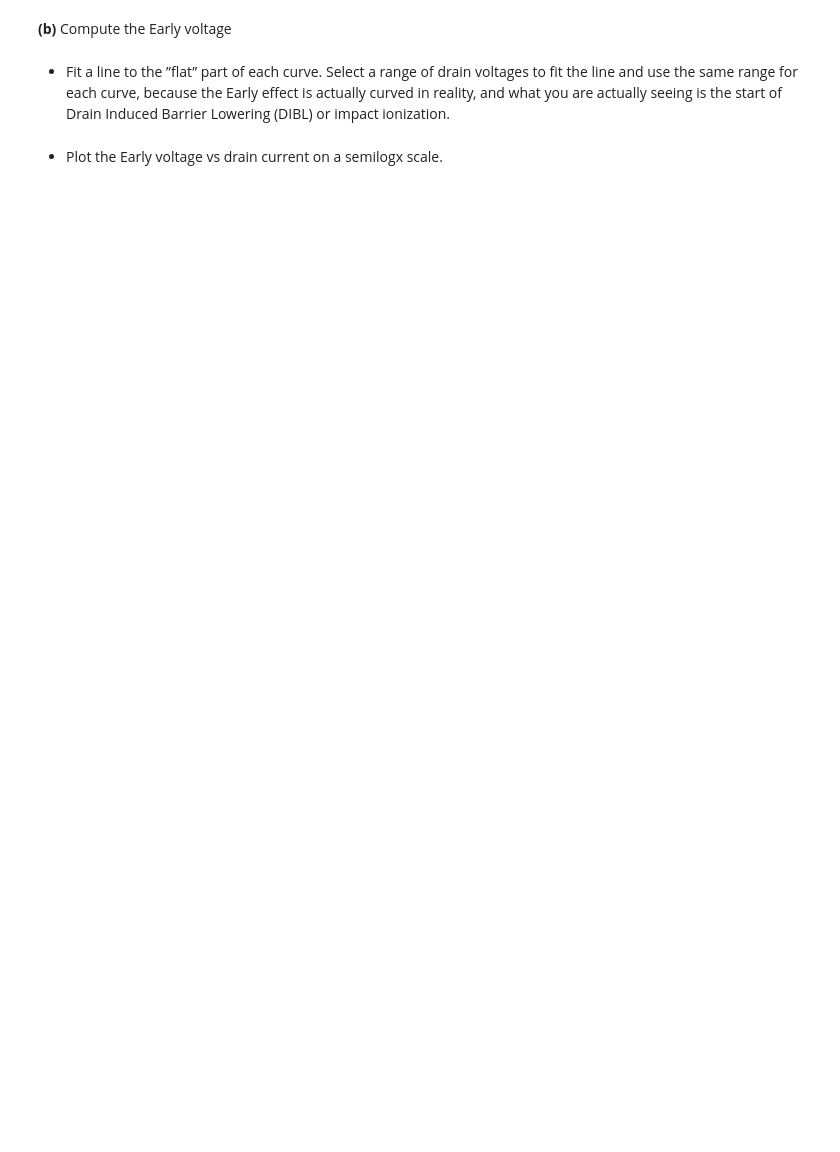
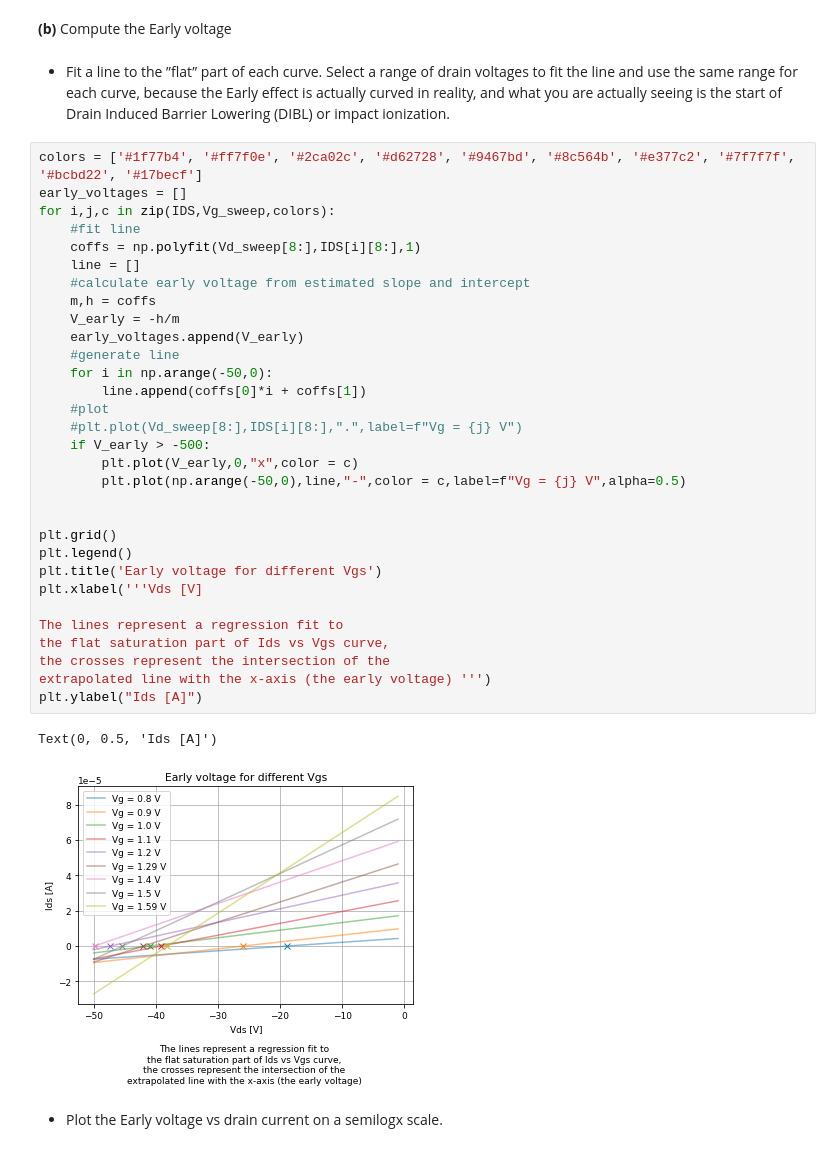
Before and after one commit to daggermaster3000/NE1, a Jupyter notebook: TP3/2022_Lab3_AboveThr_GroupNumber_FirstName_LastName.ipynb, the cells around one changed output. Drawn from its saved outputs; the diff is of its cells as text; blank space fills up the shorter version.

```diff
--- a/TP3/2022_Lab3_AboveThr_GroupNumber_FirstName_LastName.ipynb
+++ b/TP3/2022_Lab3_AboveThr_GroupNumber_FirstName_LastName.ipynb
@@ -1288,5 +1319,39 @@ for i in Vg_sweep:
 **(b)** Compute the Early voltage
 # %% [markdown]
 * Fit a line to the ”flat” part of each curve. Select a range of drain voltages to fit the line and use the same range for each curve, because the Early effect is actually curved in reality, and what you are actually seeing is the start of Drain Induced Barrier Lowering (DIBL) or impact ionization.
+# %%
+colors = ['#1f77b4', '#ff7f0e', '#2ca02c', '#d62728', '#9467bd', '#8c564b', '#e377c2', '#7f7f7f', '#bcbd22', '#17becf']
+early_voltages = []
+for i,j,c in zip(IDS,Vg_sweep,colors):
+    #fit line
+    coffs = np.polyfit(Vd_sweep[8:],IDS[i][8:],1)
+    line = []
+    #calculate early voltage from estimated slope and intercept
+    m,h = coffs
+    V_early = -h/m
+    early_voltages.append(V_early)
+    #generate line
+    for i in np.arange(-50,0):
+        line.append(coffs[0]*i + coffs[1])
+    #plot
+    #plt.plot(Vd_sweep[8:],IDS[i][8:],".",label=f"Vg = {j} V")
+    if V_early > -500:
+        plt.plot(V_early,0,"x",color = c)
+        plt.plot(np.arange(-50,0),line,"-",color = c,label=f"Vg = {j} V",alpha=0.5)
+
+
+plt.grid()
+plt.legend()
+plt.title('Early voltage for different Vgs')
+plt.xlabel('''Vds [V]
+
+The lines represent a regression fit to
+the flat saturation part of Ids vs Vgs curve,
+the crosses represent the intersection of the
+extrapolated line with the x-axis (the early voltage) ''')
+plt.ylabel("Ids [A]")
+# %% [output]
+Text(0, 0.5, 'Ids [A]')
+[figure, added]
 # %% [markdown]
 * Plot the Early voltage vs drain current on a semilogx scale.
```
Also changed, not shown: parts of 3 cells of this notebook, 3 other files.
